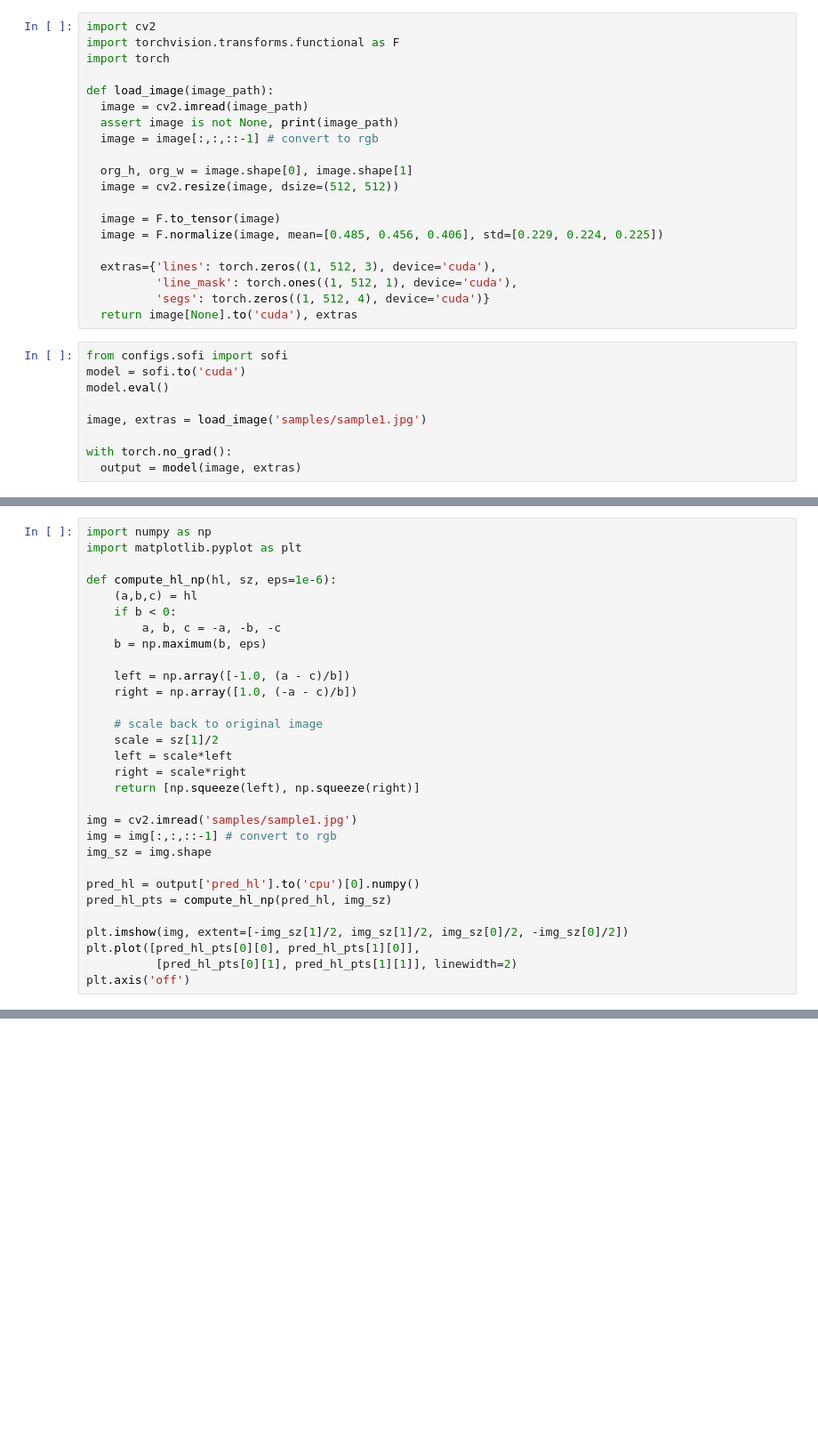
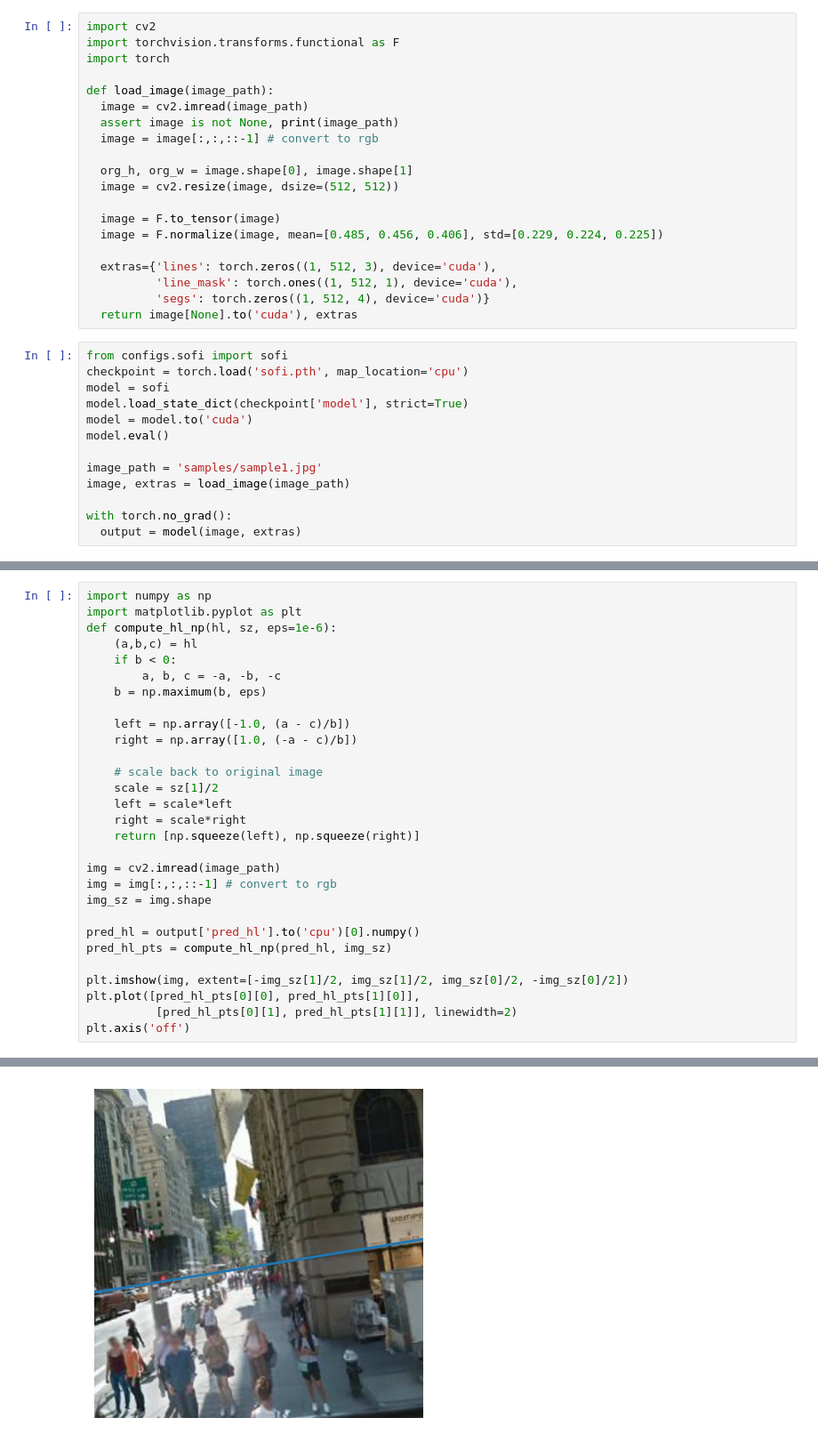
Before and after one commit to SebastianJanampa/SOFI, a Jupyter notebook: online_demo.ipynb, the cells around one changed output, grey strips where cells are left out. Shown at 89% size. Saved outputs shown, nothing was run; the diff lists cells and outputs as text; blank space fills up the shorter version.

```diff
--- a/online_demo.ipynb
+++ b/online_demo.ipynb
@@ -110,10 +116,14 @@ def load_image(image_path):
   return image[None].to('cuda'), extras
 # %%
 from configs.sofi import sofi
-model = sofi.to('cuda')
+checkpoint = torch.load('sofi.pth', map_location='cpu')
+model = sofi
+model.load_state_dict(checkpoint['model'], strict=True)
+model = model.to('cuda')
 model.eval()
 
-image, extras = load_image('samples/sample1.jpg')
+image_path = 'samples/sample1.jpg'
+image, extras = load_image(image_path)
 
 with torch.no_grad():
   output = model(image, extras)
@@ -120,7 +132,6 @@ with torch.no_grad():
 # %%
 import numpy as np
 import matplotlib.pyplot as plt
-
 def compute_hl_np(hl, sz, eps=1e-6):
     (a,b,c) = hl
     if b < 0:
@@ -136,7 +147,7 @@ def compute_hl_np(hl, sz, eps=1e-6):
     right = scale*right
     return [np.squeeze(left), np.squeeze(right)]
 
-img = cv2.imread('samples/sample1.jpg')
+img = cv2.imread(image_path)
 img = img[:,:,::-1] # convert to rgb
 img_sz = img.shape
 
@@ -147,3 +158,4 @@ plt.imshow(img, extent=[-img_sz[1]/2, img_sz[1]/2, img_sz[0]/2, -img_sz[0]/2])
 plt.plot([pred_hl_pts[0][0], pred_hl_pts[1][0]],
           [pred_hl_pts[0][1], pred_hl_pts[1][1]], linewidth=2)
 plt.axis('off')
+# %% [output]
@@ -149,0 +163 @@ plt.axis('off')
+[figure, added]
```
Also changed, not shown: parts of 4 cells of this notebook, 1 other file.
